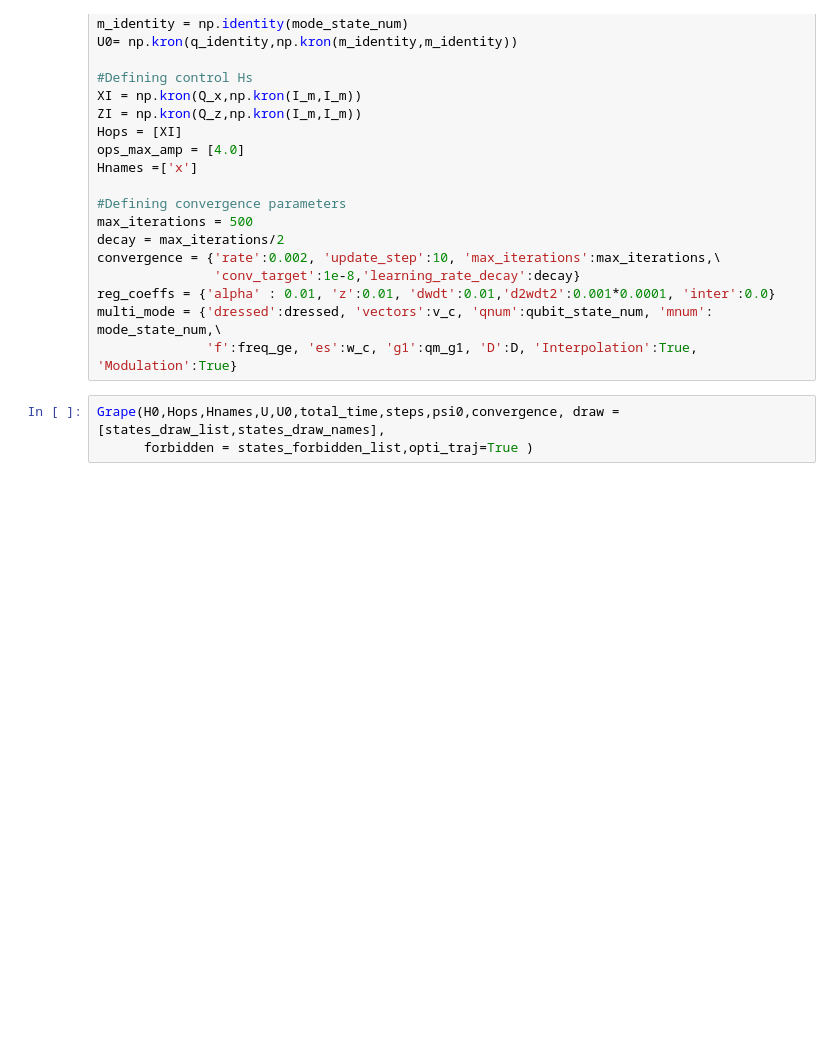
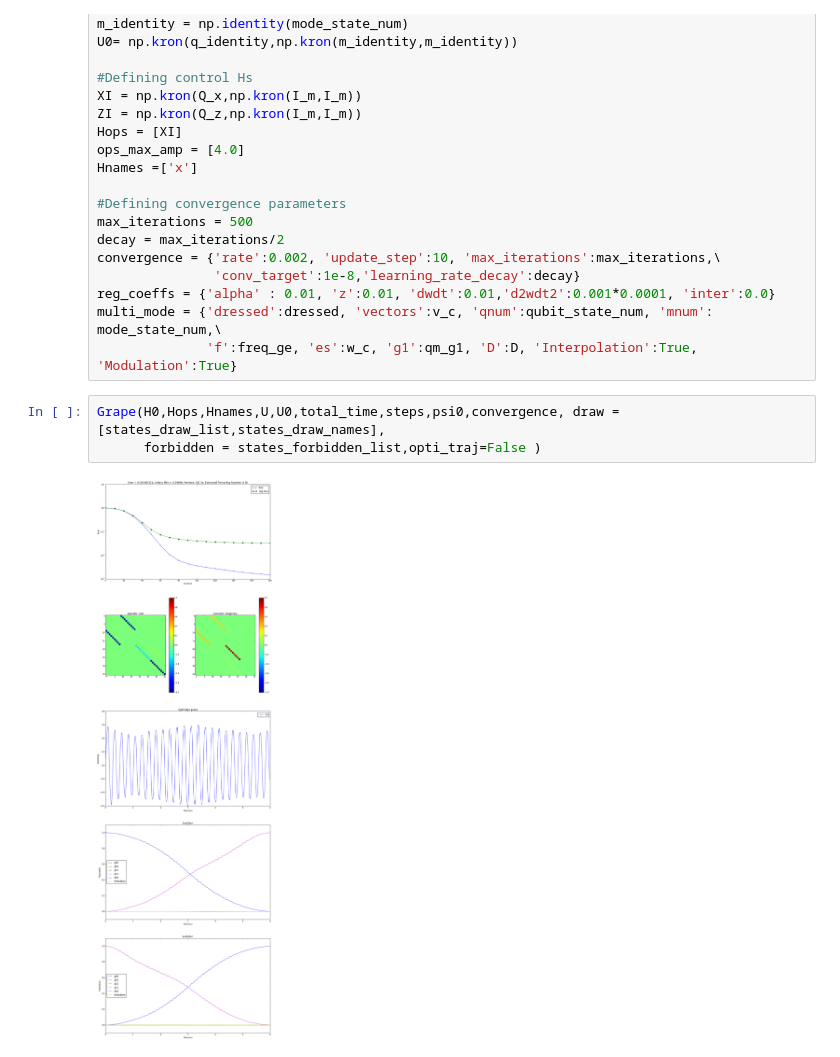
Before and after one commit to SchusterLab/quantum-optimal-control, a Jupyter notebook: main.ipynb, the cells around one changed output. Saved outputs shown, nothing was run; the diff lists cells and outputs as text; blank space fills up the shorter version.

```diff
--- a/main.ipynb
+++ b/main.ipynb
@@ -115,4 +117,6 @@ multi_mode = {'dressed':dressed, 'vectors':v_c, 'qnum':qubit_state_num, 'mnum':
               'f':freq_ge, 'es':w_c, 'g1':qm_g1, 'D':D, 'Interpolation':True, 'Modulation':True}
 # %%
 Grape(H0,Hops,Hnames,U,U0,total_time,steps,psi0,convergence, draw = [states_draw_list,states_draw_names],
-      forbidden = states_forbidden_list,opti_traj=True )
+      forbidden = states_forbidden_list,opti_traj=False )
+# %% [output]
+[figure, added]
```
Also changed, not shown: parts of 1 cell of this notebook, 2 other files.
